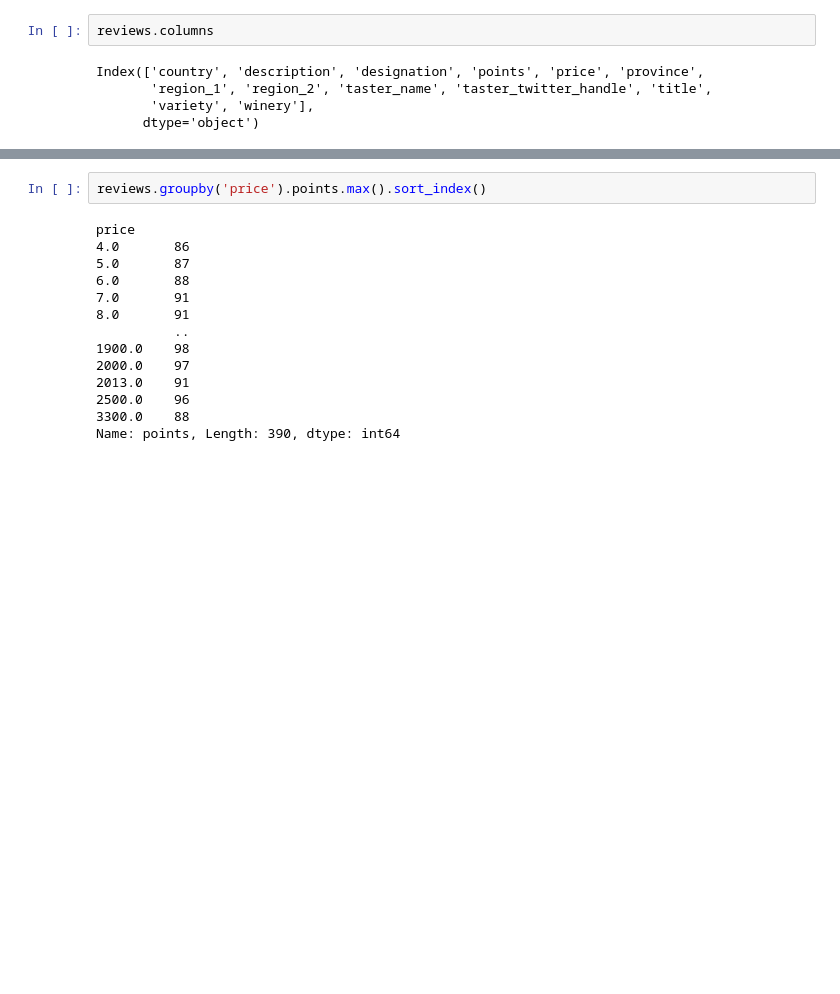
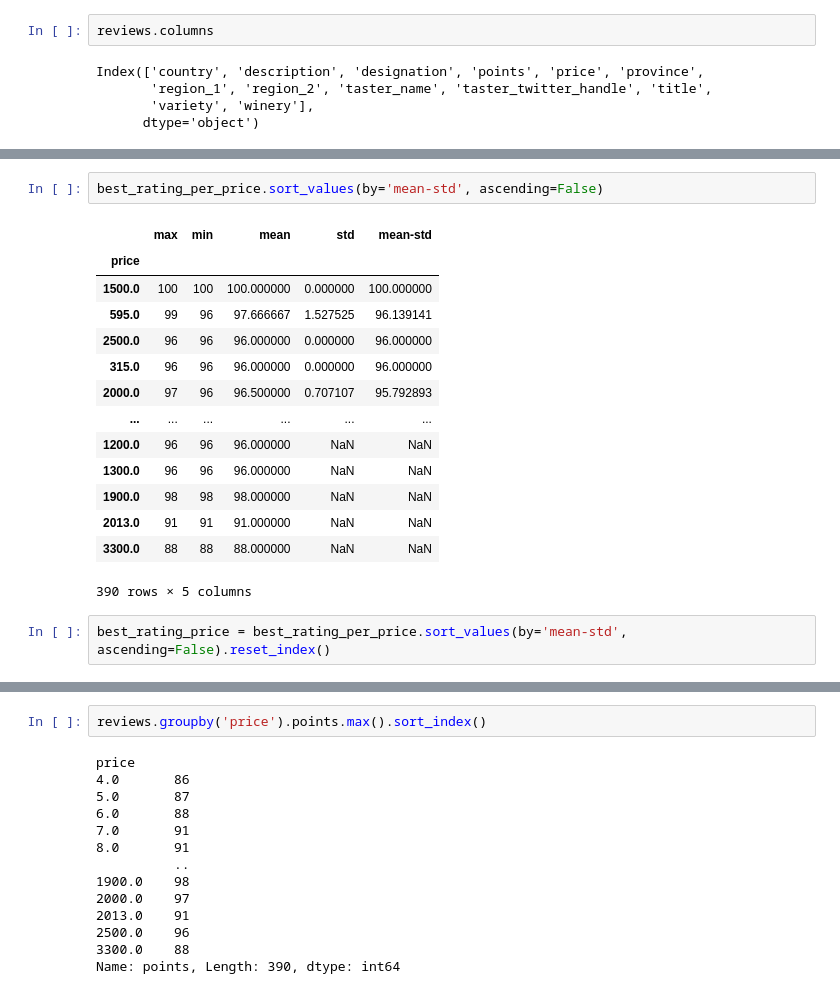
Before and after one commit to Steve-YJ/Data-Science-scratch, a Jupyter notebook: Course 1. Kaggle Data Science Micro Courses/Pandas/Exercise_ Grouping and Sorting.ipynb, the cells around one changed output, grey strips where cells are left out. Drawn from its saved outputs; the diff is of its cells as text; blank space fills up the shorter version.

```diff
--- a/Course 1. Kaggle Data Science Micro Courses/Pandas/Exercise_ Grouping and Sorting.ipynb
+++ b/Course 1. Kaggle Data Science Micro Courses/Pandas/Exercise_ Grouping and Sorting.ipynb
@@ -465,0 +592,19 @@ q2.check()
+# %%
+best_rating_per_price.sort_values(by='mean-std', ascending=False)
+# %% [output]
+|  | max | min | mean | std | mean-std |
+| price |  |  |  |  |  |
+| 1500.0 | 100 | 100 | 100.000000 | 0.000000 | 100.000000 |
+| 595.0 | 99 | 96 | 97.666667 | 1.527525 | 96.139141 |
+| 2500.0 | 96 | 96 | 96.000000 | 0.000000 | 96.000000 |
+| 315.0 | 96 | 96 | 96.000000 | 0.000000 | 96.000000 |
+| 2000.0 | 97 | 96 | 96.500000 | 0.707107 | 95.792893 |
+| ... | ... | ... | ... | ... | ... |
+| 1200.0 | 96 | 96 | 96.000000 | NaN | NaN |
+| 1300.0 | 96 | 96 | 96.000000 | NaN | NaN |
+| 1900.0 | 98 | 98 | 98.000000 | NaN | NaN |
+| 2013.0 | 91 | 91 | 91.000000 | NaN | NaN |
+| 3300.0 | 88 | 88 | 88.000000 | NaN | NaN |
+390 rows × 5 columns
+# %%
+best_rating_price = best_rating_per_price.sort_values(by='mean-std', ascending=False).reset_index()
```
Also changed, not shown: parts of 49 cells of this notebook.
